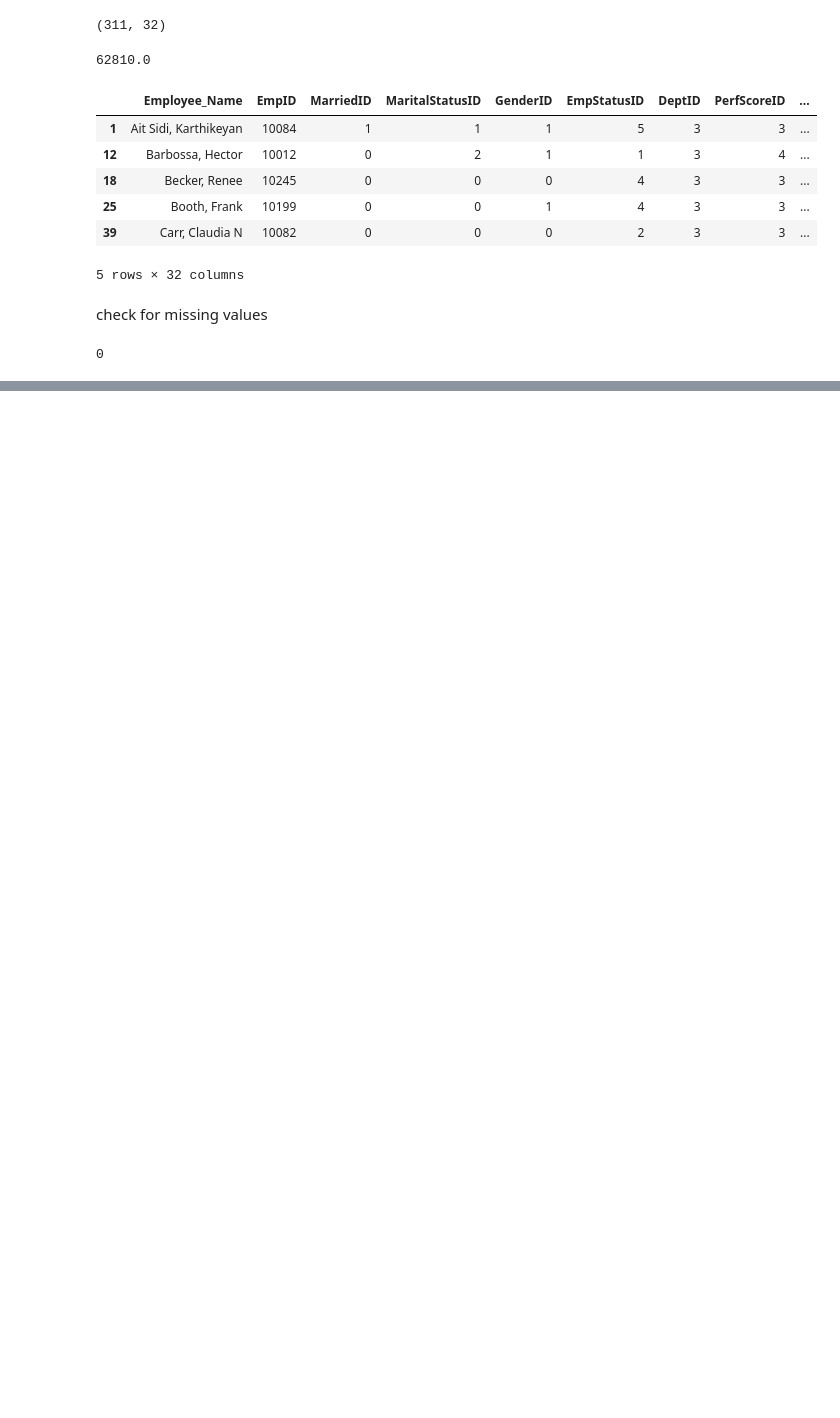
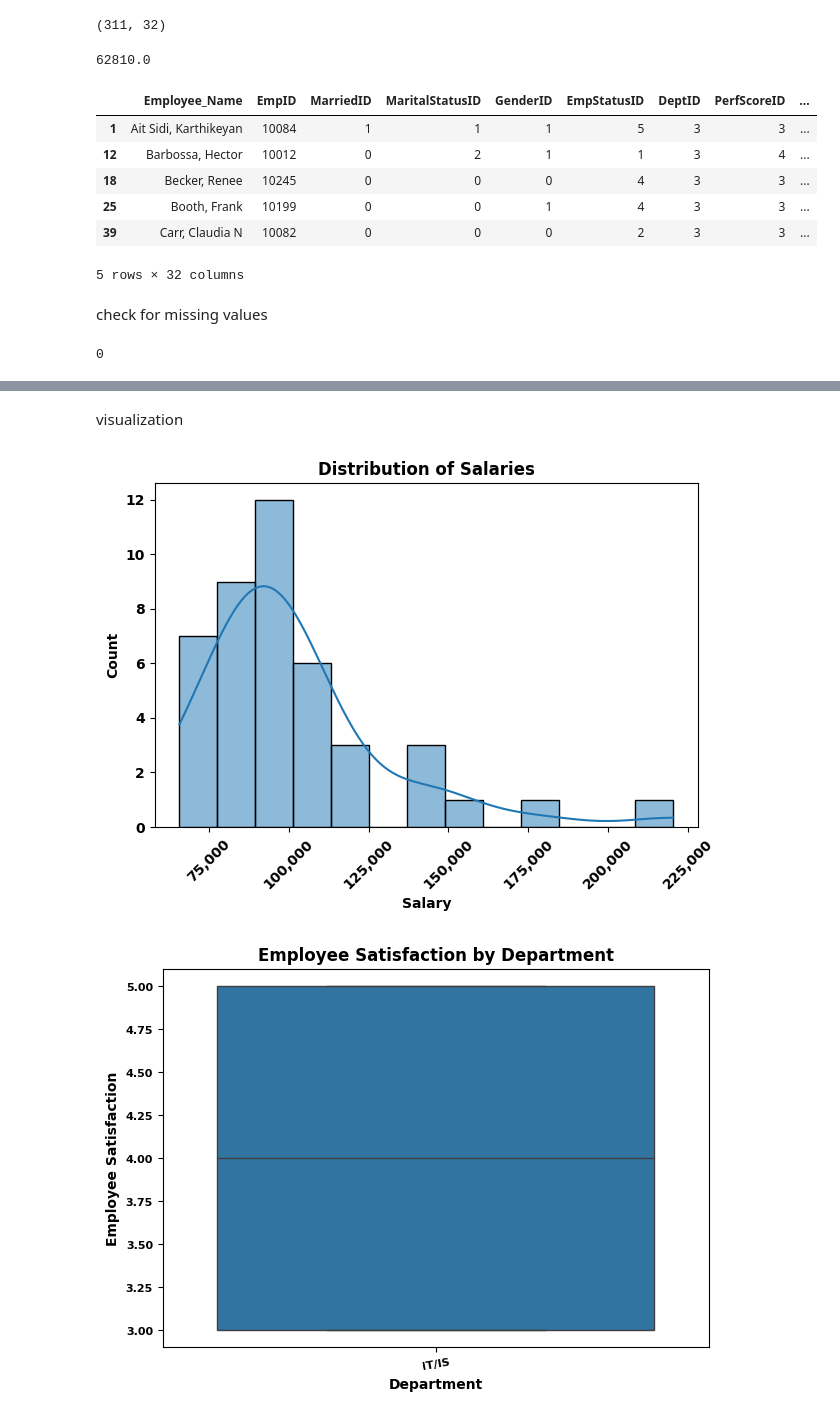
Before and after one commit to victsin/pythonProject, a Jupyter notebook: employees.ipynb, the cells around one changed output, grey strips where cells are left out. Cells and saved outputs as stored; diff of their text form; code cells hidden in the pictures; blank space fills up the shorter version.

```diff
--- a/employees.ipynb
+++ b/employees.ipynb
@@ -41,0 +72,30 @@ print(final_df.isnull().sum().sum())
+# %% [markdown]
+visualization
+# %%
+plt.rcParams['font.weight'] = 'bold'
+plt.rcParams['axes.labelweight'] = 'bold'
+plt.rcParams['axes.titleweight'] = 'bold'
+
+sns.histplot(final_df['Salary'], kde=True)
+ax = plt.gca()
+ax.xaxis.set_major_locator(ticker.MaxNLocator(nbins=8))
+ax.xaxis.set_major_formatter(ticker.FuncFormatter(lambda x, _: '{:,.0f}'.format(x)))
+
+plt.title('Distribution of Salaries')
+plt.xlabel('Salary')
+plt.xticks(rotation=45)  # Rotate x-axis labels for better visibility
+
+plt.tight_layout()  # Adjust the layout to fit everything nicely
+plt.show()
+
+sns.boxplot(x='Department', y='EmpSatisfaction', data=final_df)
+plt.title('Employee Satisfaction by Department')
+plt.xlabel('Department')
+plt.ylabel('Employee Satisfaction')
+plt.xticks(rotation=10)
+plt.tight_layout()
+plt.tick_params(axis='both', which='major', labelsize=8)
+plt.show()
+# %% [output]
+[figure, added]
+[figure, added]
```
Also changed, not shown: parts of 6 cells of this notebook.
